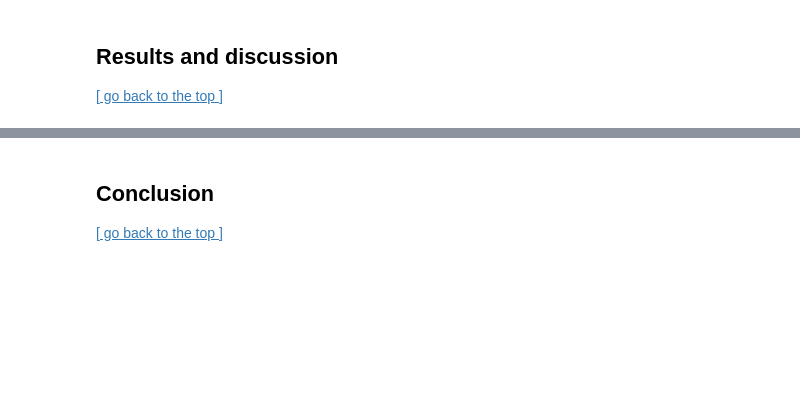
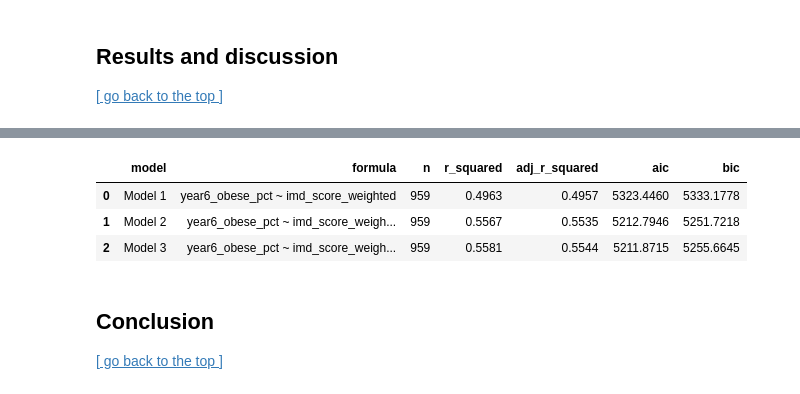
Before and after one commit to Levine-l/CASA0006_project, a Jupyter notebook: Template_submission_CASA0006.ipynb, the cells around one changed output, grey strips where cells are left out. Saved outputs shown, nothing was run; the diff lists cells and outputs as text; code cells hidden in the pictures; blank space fills up the shorter version.

```diff
--- a/Template_submission_CASA0006.ipynb
+++ b/Template_submission_CASA0006.ipynb
@@ -408,3 +551,41 @@ display(corr_with_outcome.to_frame(name="correlation_with_year6_obese_pct"))
+# %%
+model_fit = pd.DataFrame([
+    {
+        "model": "Model 1",
+        "formula": formula_1,
+        "n": int(model_1.nobs),
+        "r_squared": model_1.rsquared,
+        "adj_r_squared": model_1.rsquared_adj,
+        "aic": model_1.aic,
+        "bic": model_1.bic,
+    },
+    {
+        "model": "Model 2",
+        "formula": formula_2,
+        "n": int(model_2.nobs),
+        "r_squared": model_2.rsquared,
+        "adj_r_squared": model_2.rsquared_adj,
+        "aic": model_2.aic,
+        "bic": model_2.bic,
+    },
+    {
+        "model": "Model 3",
+        "formula": formula_3,
+        "n": int(model_3.nobs),
+        "r_squared": model_3.rsquared,
+        "adj_r_squared": model_3.rsquared_adj,
+        "aic": model_3.aic,
+        "bic": model_3.bic,
+    },
+]).round(4)
+
+display(model_fit)
+model_fit.to_csv(TABLE_DIR / "regression_model_fit.csv", index=False)
+# %% [output]
+|  | model | formula | n | r_squared | adj_r_squared | aic | bic |
+| 0 | Model 1 | year6_obese_pct ~ imd_score_weighted | 959 | 0.4963 | 0.4957 | 5323.4460 | 5333.1778 |
+| 1 | Model 2 | year6_obese_pct ~ imd_score_weigh... | 959 | 0.5567 | 0.5535 | 5212.7946 | 5251.7218 |
+| 2 | Model 3 | year6_obese_pct ~ imd_score_weigh... | 959 | 0.5581 | 0.5544 | 5211.8715 | 5255.6645 |
 # %% [markdown]
 ## Conclusion
 
```
Also changed, not shown: parts of 7 cells of this notebook.
